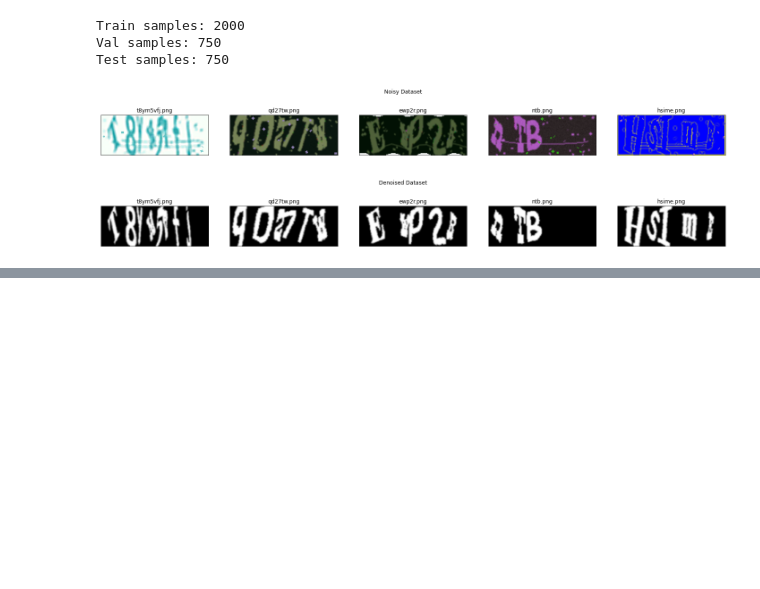
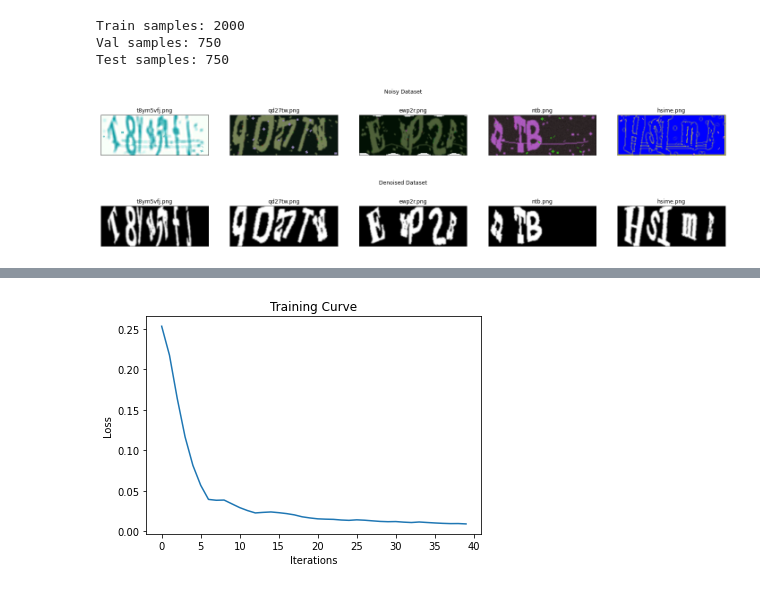
Before and after one commit to Thanoshan/Talos-Captcha-Kraken, a Jupyter notebook: notebooks/005_AE_RNN.ipynb, the cells around one changed output, grey strips where cells are left out. Cells and saved outputs as stored; diff of their text form; code cells hidden in the pictures; blank space fills up the shorter version.

```diff
--- a/notebooks/005_AE_RNN.ipynb
+++ b/notebooks/005_AE_RNN.ipynb
@@ -151,0 +455,3 @@ class Autoencoder(nn.Module):
+# %%
+build_and_train_CAE(noisy=False, batch_size=256, num_epochs=5, save_every=1, use_cuda=True)
+# %% [output]
@@ -151,0 +463 @@ class Autoencoder(nn.Module):
+[figure, added]
```
Also changed, not shown: parts of 31 cells of this notebook.
